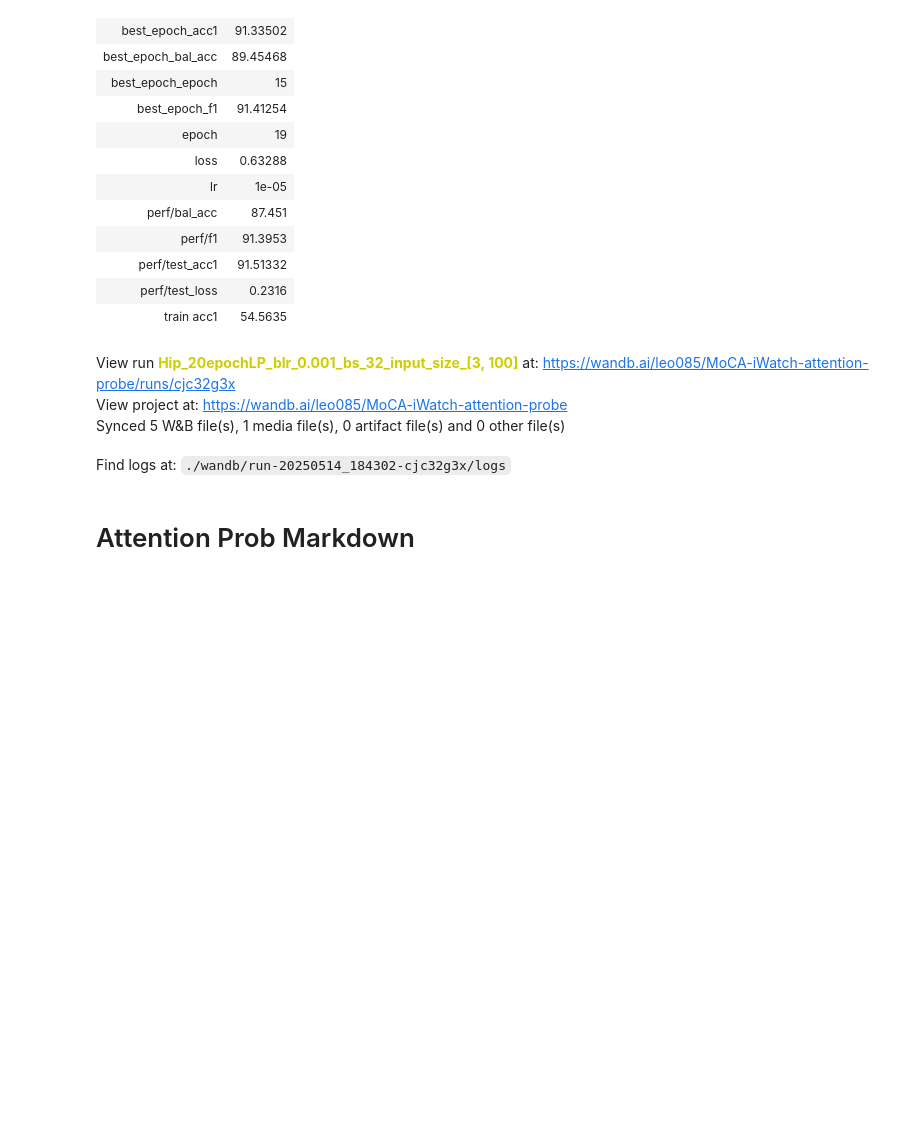
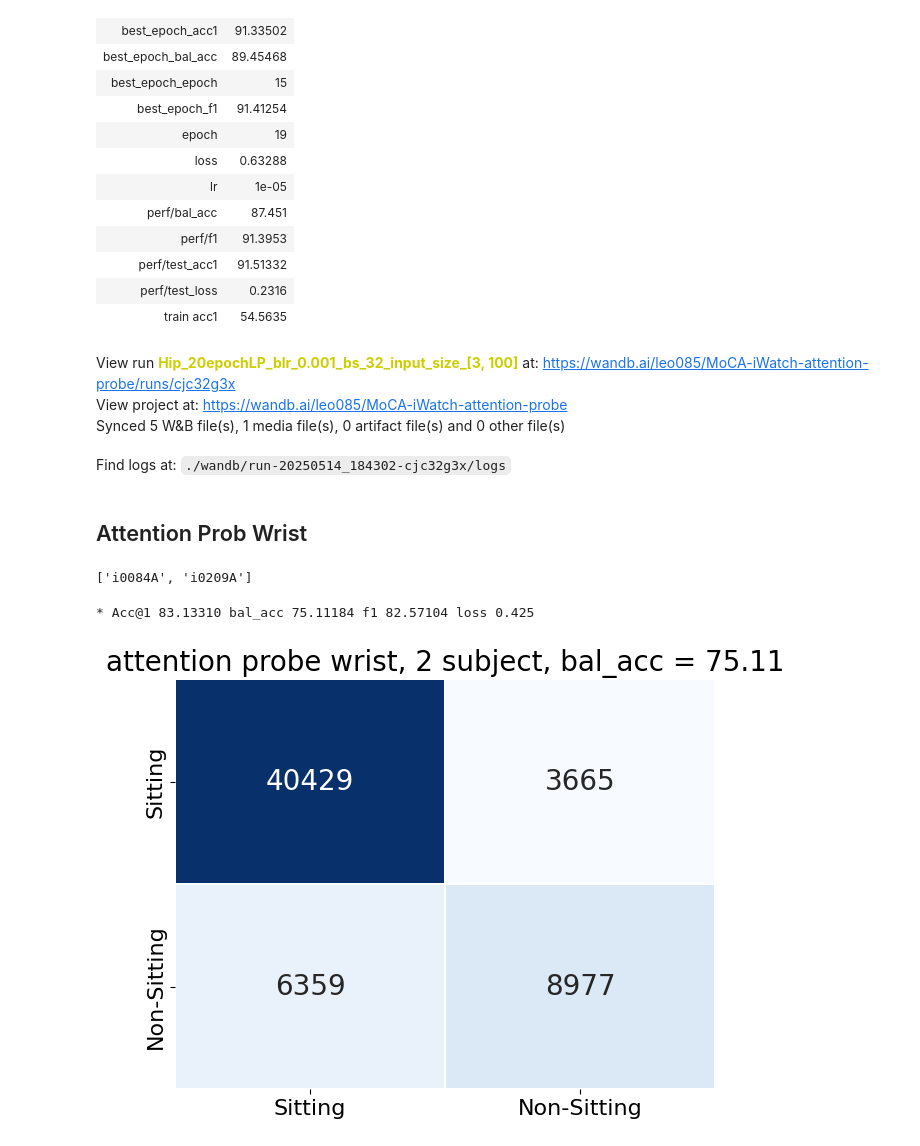
Before and after one commit to yuc0805/DeepPostures_MAE, a Jupyter notebook: MoCA/confusion_matrix.ipynb, the cells around one changed output. Saved outputs shown, nothing was run; the diff lists cells and outputs as text; code cells hidden in the pictures; blank space fills up the shorter version.

```diff
--- a/MoCA/confusion_matrix.ipynb
+++ b/MoCA/confusion_matrix.ipynb
@@ -252,37 +166,5 @@ Find logs at: ./wandb/run-20250514_175027-j4gvl2vd/logs
 # %% [markdown]
 # Attention Probe
-# %%
-import sys
-from main_attnprobe import AttentionProbeModel
-sys.path.append('/DeepPostures_MAE/MSSE-2021-pt')
-from commons import get_dataloaders
-import random
-import pickle
-
-def get_iterloader(data_path):
-    with open("/niddk-data-central/iWatch/support_files/iwatch_split_dict.pkl", "rb") as f:
-        split_data = pickle.load(f)
-
-        train_subjects = split_data["train"]
-        valid_subjects = ['i0084A', 'i0209A'] #split_data["val"][:2]
-        print(valid_subjects)
-
-
-        #random.shuffle(train_subjects)
-        random.shuffle(valid_subjects)
-
-        _, val_loader, _ = get_dataloaders(
-        pre_processed_dir=data_path,
-        bi_lstm_win_size=42,
-        batch_size=4,
-        train_subjects=train_subjects,
-        valid_subjects=valid_subjects,
-        test_subjects=None,
-    )
-
-    return val_loader
-
-hip_loader = get_iterloader('/niddk-data-central/iWatch/pre_processed_pt/H')
 # %%
 import models_vit
 def get_model(model_path):
@@ -359,5 +241,18 @@ View run Hip_20epochLP_blr_0.001_bs_32_input_size_[3, 100] at: https://wandb.ai/
 View project at: https://wandb.ai/leo085/MoCA-iWatch-attention-probe
 Synced 5 W&B file(s), 1 media file(s), 0 artifact file(s) and 0 other file(s)
 Find logs at: ./wandb/run-20250514_184302-cjc32g3x/logs
-# %% [markdown]
-# Attention Prob Markdown
+# %% [markdown]
+## Attention Prob Wrist
+# %%
+wrist_loader = get_iterloader('/niddk-data-central/iWatch/pre_processed_pt/W')
+wrist_model_path ="/niddk-data-central/leo_workspace/MoCA_result/LP/ckpt/Wrist_50epochLP_blr_0.001_bs_32_input_size_[3, 100]/2025-05-06_00-40/checkpoint-best.pth"
+wrist_model = get_model(wrist_model_path)
+wrist_model = wrist_model.to('cuda')
+# %% [output]
+['i0084A', 'i0209A']
+# %%
+wrist_cm,wrist_bal_acc = evaluate_cm(wrist_loader,wrist_model,device='cuda')
+wrist_fig = plot_cm(wrist_cm,f'attention probe wrist, 2 subject, bal_acc = {wrist_bal_acc:.2f}')
+# %% [output]
+* Acc@1 83.13310 bal_acc 75.11184 f1 82.57104 loss 0.425
+[figure, added]
```
Also changed, not shown: parts of 5 cells of this notebook.
